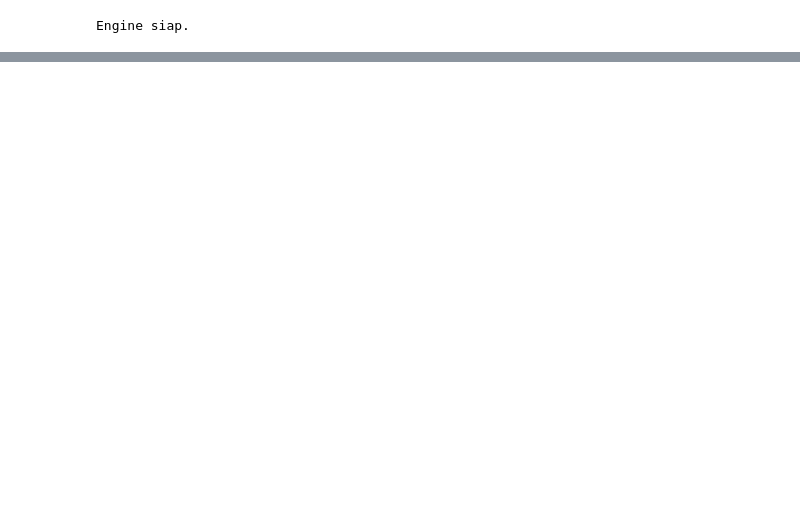
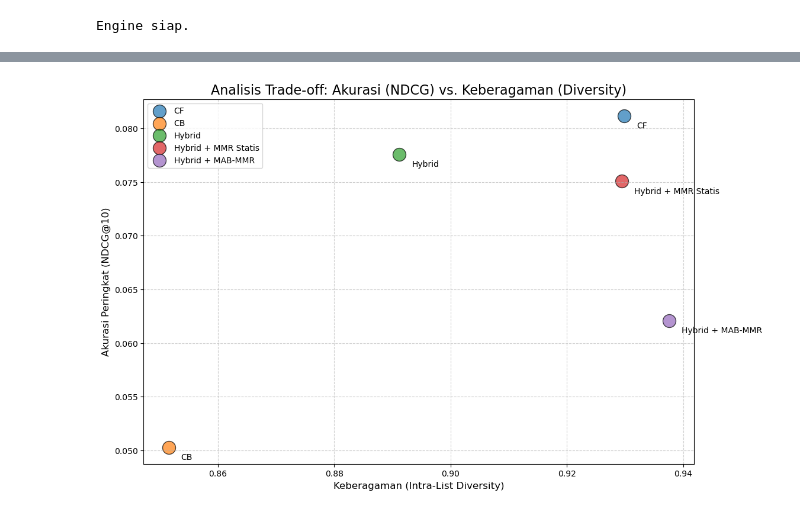
Before and after one commit to MEgyptPra/sistem-rekomendasi-adaptif, a Jupyter notebook: notebooks/notebooks_evaluasi_adaptif_Version3.ipynb, the cells around one changed output, grey strips where cells are left out. Cells and saved outputs as stored; diff of their text form; code cells hidden in the pictures; blank space fills up the shorter version.

```diff
--- a/notebooks/notebooks_evaluasi_adaptif_Version3.ipynb
+++ b/notebooks/notebooks_evaluasi_adaptif_Version3.ipynb
@@ -391,0 +870,27 @@ plt.show()
+# %%
+# [15] PLOT TRADE-OFF AKURASI VS DIVERSITY (PARETO)
+avg_results = results_df.mean()
+plot_data = {
+    'CF': (avg_results['ndcg_cf'], avg_results['diversity_cf']),
+    'CB': (avg_results['ndcg_cb'], avg_results['diversity_cb']),
+    'Hybrid': (avg_results['ndcg_hybrid'], avg_results['diversity_hybrid']),
+    'Hybrid + MMR Statis': (avg_results['ndcg_hybrid_mmr_statis'], avg_results['diversity_hybrid_mmr_statis']),
+    'Hybrid + MAB-MMR': (avg_results['ndcg_hybrid_mab_mmr'], avg_results['diversity_hybrid_mab_mmr'])
+}
+
+fig, ax = plt.subplots(figsize=(12, 8))
+colors = ['blue', 'green', 'orange', 'red', 'purple']
+markers = ['o', 's', '^', 'X', '*']
+
+for i, (model_name, (ndcg, diversity)) in enumerate(plot_data.items()):
+    ax.scatter(diversity, ndcg, s=250, alpha=0.7, edgecolors='black', label=model_name)
+    ax.annotate(model_name, (diversity, ndcg), xytext=(15, -15), textcoords='offset points')
+
+ax.set_title('Analisis Trade-off: Akurasi (NDCG) vs. Keberagaman (Diversity)', fontsize=16)
+ax.set_xlabel('Keberagaman (Intra-List Diversity)', fontsize=12)
+ax.set_ylabel('Akurasi Peringkat (NDCG@10)', fontsize=12)
+ax.legend()
+ax.grid(True, linestyle='--', alpha=0.6)
+plt.show()
+# %% [output]
+[figure, added]
```
Also changed, not shown: parts of 30 cells of this notebook, 16 other files.
